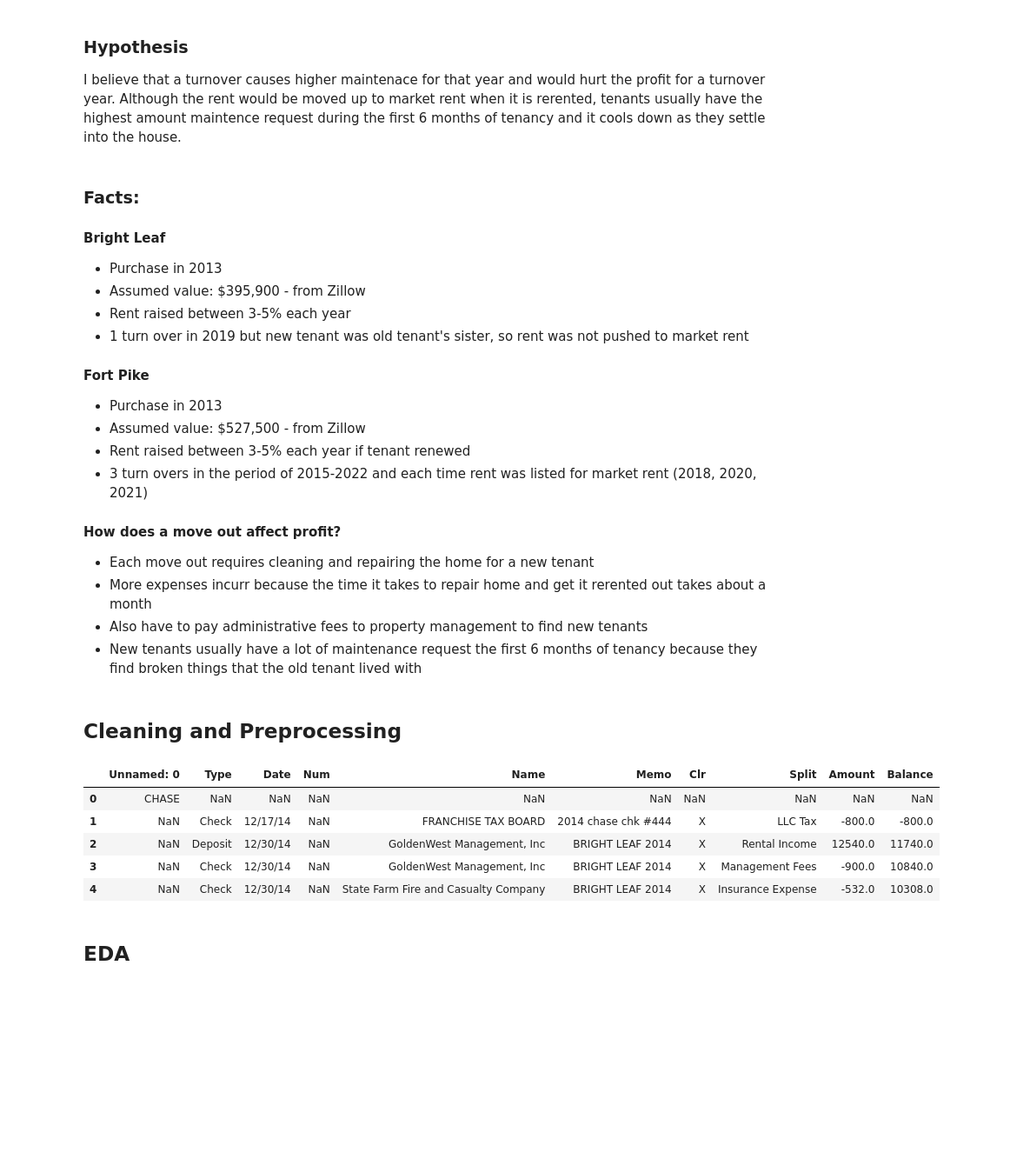
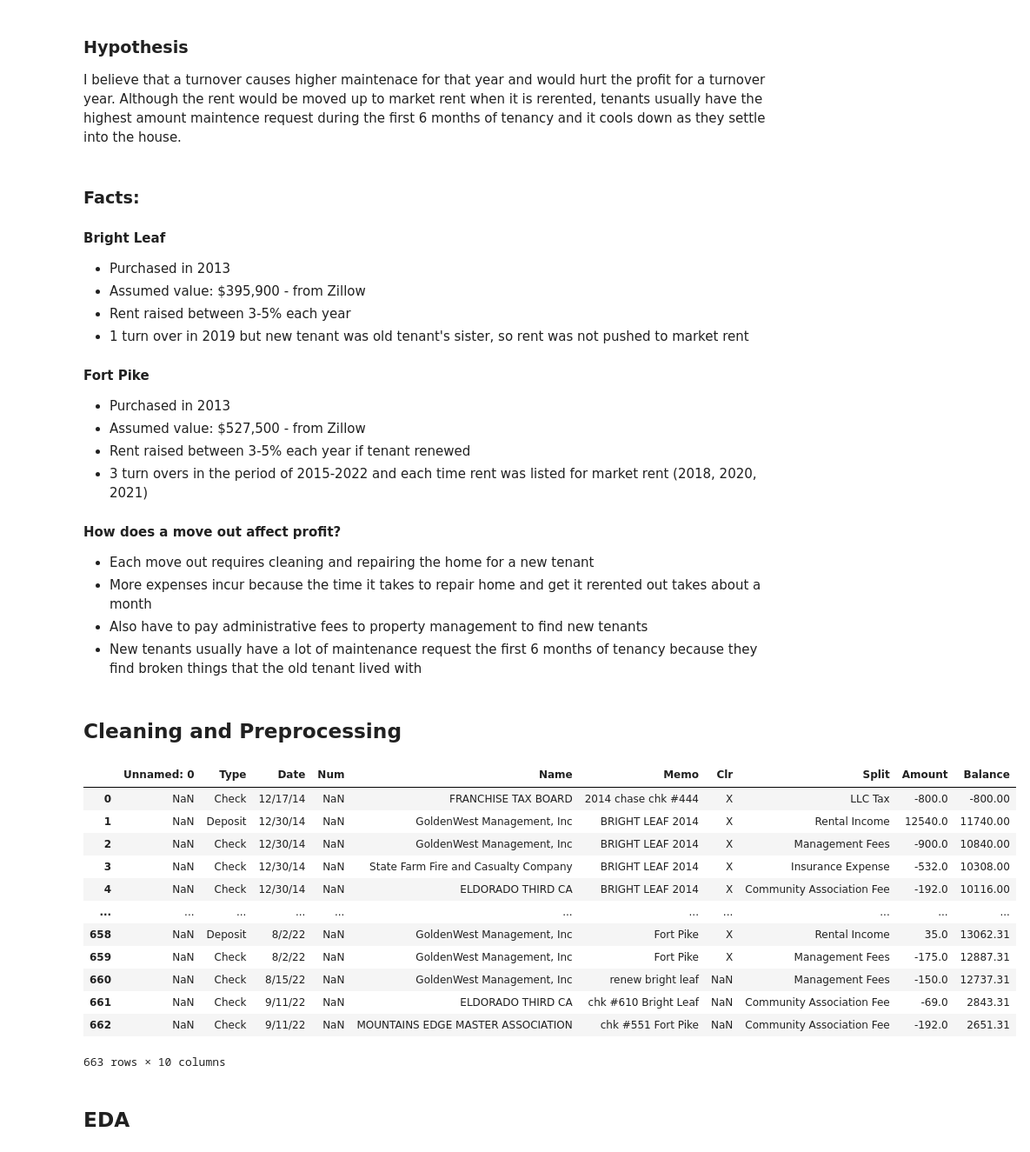
Before and after one commit to TysonTran/LV_Real_Estate, a Jupyter notebook: LV Real Estate Analysis.ipynb, the cells around one changed output. Shown at 87% size. Saved outputs shown, nothing was run; the diff lists cells and outputs as text; code cells hidden in the pictures; blank space fills up the shorter version.

```diff
--- a/LV Real Estate Analysis.ipynb
+++ b/LV Real Estate Analysis.ipynb
@@ -19,35 +19,42 @@ I believe that a turnover causes higher maintenace for that year and would hurt
 # %% [markdown]
 ### Facts:
 #### Bright Leaf
- - Purchase in 2013
+ - Purchased in 2013
  - Assumed value: $395,900 - from Zillow
  - Rent raised between 3-5% each year
  - 1 turn over in 2019 but new tenant was old tenant's sister, so rent was not pushed to market rent
 
 #### Fort Pike
- - Purchase in 2013
+ - Purchased in 2013
  - Assumed value: $527,500 - from Zillow
  - Rent raised between 3-5% each year if tenant renewed
  - 3 turn overs in the period of 2015-2022 and each time rent was listed for market rent (2018, 2020, 2021)
 
 #### How does a move out affect profit?
  - Each move out requires cleaning and repairing the home for a new tenant
- - More expenses incurr because the time it takes to repair home and get it rerented out takes about a month
+ - More expenses incur because the time it takes to repair home and get it rerented out takes about a month
  - Also have to pay administrative fees to property management to find new tenants
  - New tenants usually have a lot of maintenance request the first 6 months of tenancy because they find broken things that the old tenant lived with
 # %% [markdown]
 ## Cleaning and Preprocessing
 # %%
-data = pd.read_csv("./data/data.csv")
+data = pd.read_csv("./data/data.csv", skiprows=(1,1)) #skip the row after header because it is empty
 # %%
-data.head()
+data
 # %% [output]
 |  | Unnamed: 0 | Type | Date | Num | Name | Memo | Clr | Split | Amount | Balance |
-| 0 | CHASE | NaN | NaN | NaN | NaN | NaN | NaN | NaN | NaN | NaN |
-| 1 | NaN | Check | 12/17/14 | NaN | FRANCHISE TAX BOARD | 2014 chase chk #444 | X | LLC Tax | -800.0 | -800.0 |
-| 2 | NaN | Deposit | 12/30/14 | NaN | GoldenWest Management, Inc | BRIGHT LEAF 2014 | X | Rental Income | 12540.0 | 11740.0 |
-| 3 | NaN | Check | 12/30/14 | NaN | GoldenWest Management, Inc | BRIGHT LEAF 2014 | X | Management Fees | -900.0 | 10840.0 |
-| 4 | NaN | Check | 12/30/14 | NaN | State Farm Fire and Casualty Company | BRIGHT LEAF 2014 | X | Insurance Expense | -532.0 | 10308.0 |
+| 0 | NaN | Check | 12/17/14 | NaN | FRANCHISE TAX BOARD | 2014 chase chk #444 | X | LLC Tax | -800.0 | -800.00 |
+| 1 | NaN | Deposit | 12/30/14 | NaN | GoldenWest Management, Inc | BRIGHT LEAF 2014 | X | Rental Income | 12540.0 | 11740.00 |
+| 2 | NaN | Check | 12/30/14 | NaN | GoldenWest Management, Inc | BRIGHT LEAF 2014 | X | Management Fees | -900.0 | 10840.00 |
+| 3 | NaN | Check | 12/30/14 | NaN | State Farm Fire and Casualty Company | BRIGHT LEAF 2014 | X | Insurance Expense | -532.0 | 10308.00 |
+| 4 | NaN | Check | 12/30/14 | NaN | ELDORADO THIRD CA | BRIGHT LEAF 2014 | X | Community Association Fee | -192.0 | 10116.00 |
+| ... | ... | ... | ... | ... | ... | ... | ... | ... | ... | ... |
+| 658 | NaN | Deposit | 8/2/22 | NaN | GoldenWest Management, Inc | Fort Pike | X | Rental Income | 35.0 | 13062.31 |
+| 659 | NaN | Check | 8/2/22 | NaN | GoldenWest Management, Inc | Fort Pike | X | Management Fees | -175.0 | 12887.31 |
+| 660 | NaN | Check | 8/15/22 | NaN | GoldenWest Management, Inc | renew bright leaf | NaN | Management Fees | -150.0 | 12737.31 |
+| 661 | NaN | Check | 9/11/22 | NaN | ELDORADO THIRD CA | chk #610 Bright Leaf | NaN | Community Association Fee | -69.0 | 2843.31 |
+| 662 | NaN | Check | 9/11/22 | NaN | MOUNTAINS EDGE MASTER ASSOCIATION | chk #551 Fort Pike | NaN | Community Association Fee | -192.0 | 2651.31 |
+663 rows × 10 columns
 # %%
 data["Date"] = pd.to_datetime(data["Date"])
 # %%
```
Also changed, not shown: parts of 1 cell of this notebook, 3 other files.
